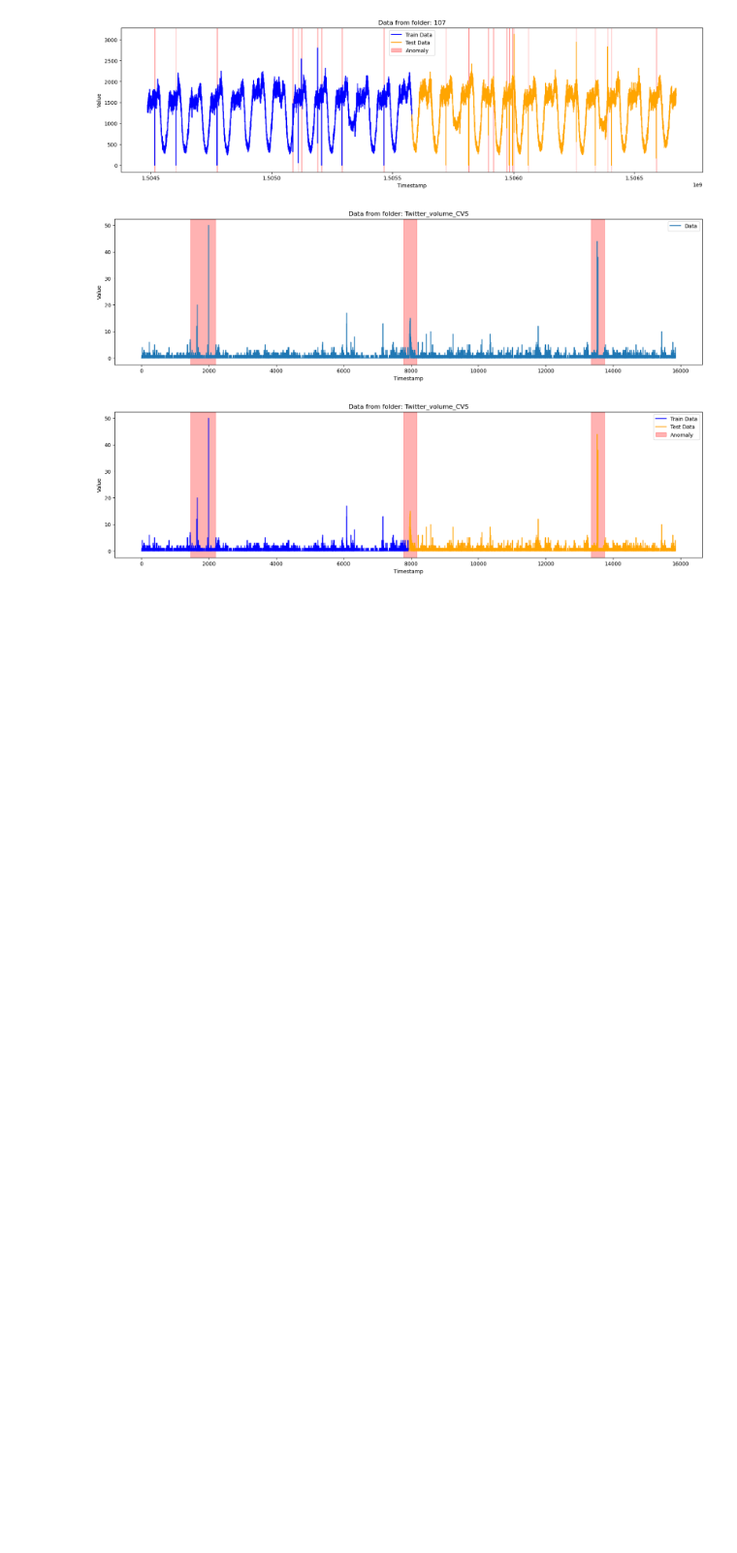
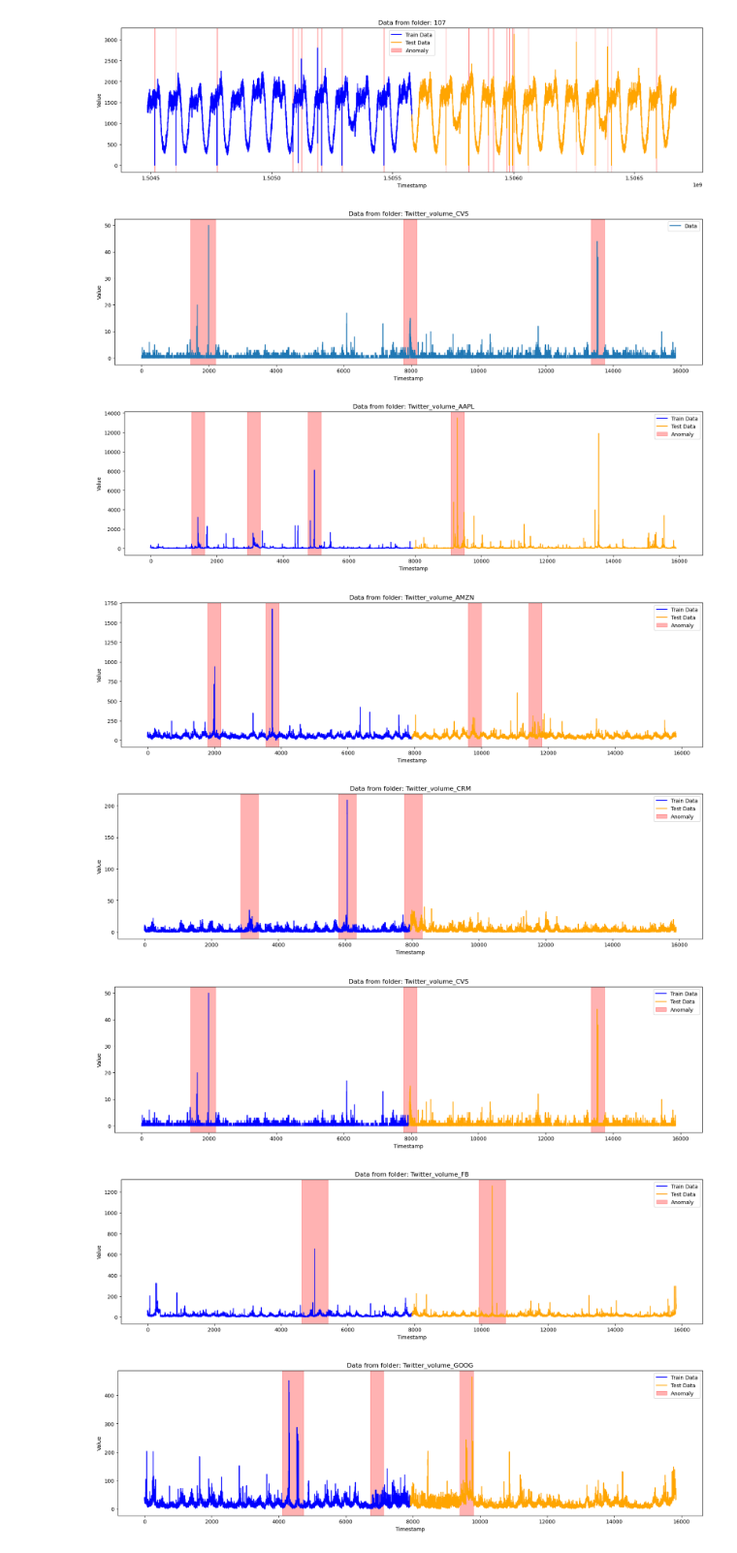
Before and after one commit to yaiciines/MAP594---Time-Series-Anomaly-Detection, a Jupyter notebook: DDPM/TS_choice.ipynb, the cells around one changed output. Shown at 97% size. Cells and saved outputs as stored; diff of their text form; code cells hidden in the pictures; blank space fills up the shorter version.

```diff
--- a/DDPM/TS_choice.ipynb
+++ b/DDPM/TS_choice.ipynb
@@ -196,8 +196,8 @@ from matplotlib.patches import Patch
 VARDATA = 'NAB'
 # Select 5 random folders
 folders = os.listdir('../datasets/UTS/'+VARDATA)
-folders = random.sample(folders, 5)
-folders = ['Twitter_volume_CVS']
+#folders = random.sample(folders, 5)
+#folders = ['Twitter_volume_CVS']
 
 # Plot the train.npy and test.npy files in each selected folder
 for folder in folders:
@@ -221,31 +221,36 @@ for folder in folders:
     plt.plot(range(len(train_data), len(all_data)), test_data, color='orange', label='Test Data')
 
     all_timestamp = np.arange(all_data.shape[0])
     # Highlight anomaly regions
     anomaly_start = None
     for i, label in enumerate(all_label):
         if label and anomaly_start is None:
             anomaly_start = all_timestamp[i]
         elif not label and anomaly_start is not None:
             plt.axvspan(anomaly_start, all_timestamp[i-1], color='red', alpha=0.3)
             anomaly_start = None
 
     # If there's an open anomaly region at the end
     if anomaly_start is not None:
         plt.axvspan(anomaly_start, all_timestamp[-1], color='red', alpha=0.3)
 
     plt.title(f"Data from folder: {folder}")
     plt.xlabel('Timestamp')
     plt.ylabel('Value')
 
     # Create a custom legend
     legend_elements = [
         plt.Line2D([0], [0], color='blue', label='Train Data'),
         plt.Line2D([0], [0], color='orange', label='Test Data'),
         Patch(facecolor='red', edgecolor='red', alpha=0.3, label='Anomaly')
     ]
     plt.legend(handles=legend_elements)
 
     plt.show()
 # %% [output]
-[figure, old version]
+[figure, new version]
+[figure, added]
+[figure, added]
+[figure, added]
+[figure, added]
+[figure, added]
```
Also changed, not shown: parts of 2 cells of this notebook, 3 other files.
